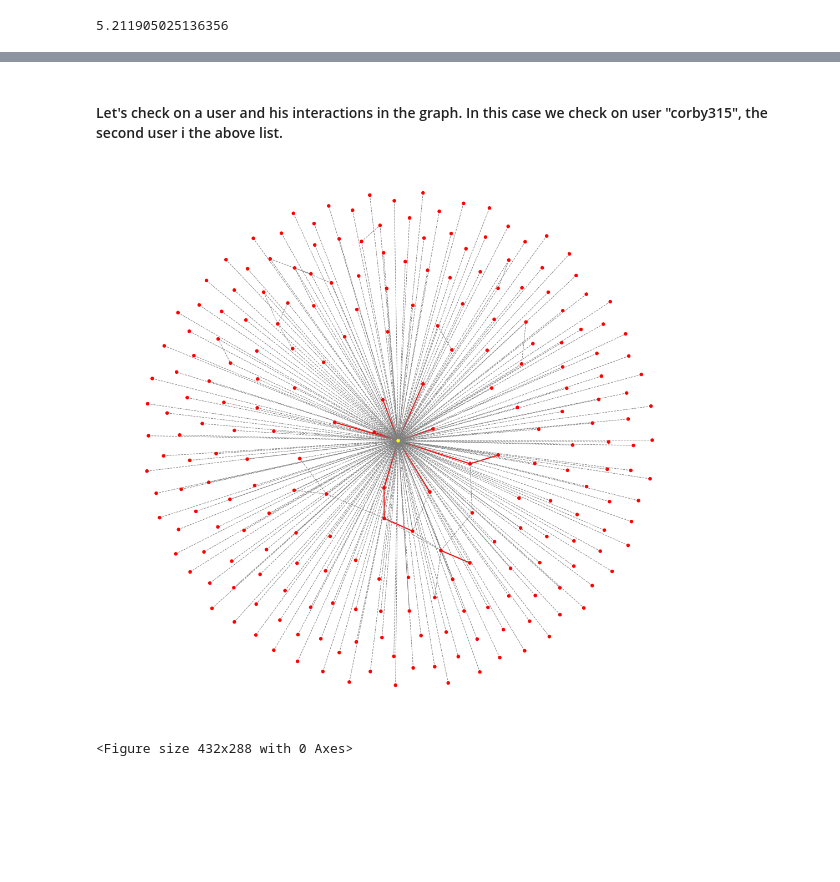
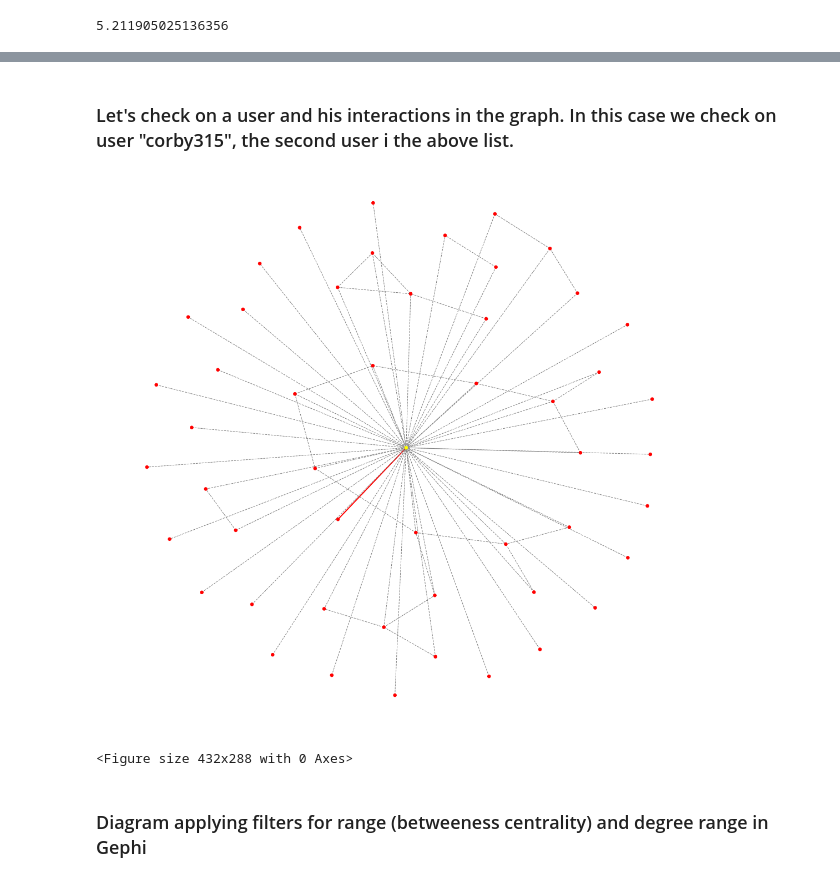
Before and after one commit to theoracley/Data620, a Jupyter notebook: FinalProject/FinalProject.ipynb, the cells around one changed output, grey strips where cells are left out. Drawn from its saved outputs; the diff is of its cells as text; code cells hidden in the pictures; blank space fills up the shorter version.

```diff
--- a/FinalProject/FinalProject.ipynb
+++ b/FinalProject/FinalProject.ipynb
@@ -158,10 +157,10 @@ users[0:25]
 # %% [markdown]
-#### Let's check on a user and his interactions in the graph. In this case we check on user "corby315", the second user i  the above list.
+### Let's check on a user and his interactions in the graph. In this case we check on user "corby315", the second user i the above list.
 # %%
 %matplotlib inline
 fig = plt.figure(figsize=(18, 18))
 
-main = 'corby315' #'Bt1222'
+main = 'CatNamedJava'
 
 # Select neighbors and neighbors of neighbors
 subG = G.neighbors(main)
@@ -174,32 +173,34 @@ n_list.append(main)
 
 # Isolate the subnetwork
 subG = G.subgraph(n_list)
 
 # Get color map
 colormap =[]
 for n in subG.nodes():
     if n==main:
         colormap.append('yellow')
     else:
         colormap.append('red')
 
 # Separate edges by weight - 1 and more than 1
 elarge=[(u,v) for (u,v,d) in subG.edges(data=True) if d['weight']>1]
 esmall=[(u,v) for (u,v,d) in subG.edges(data=True) if d['weight']==1]
 
 # Layout
 pos=nx.spring_layout(subG)
 
 # Draw nodes
 nx.draw_networkx_nodes(subG,pos,node_color=colormap,node_size=30)
 
 # Draw edges
 nx.draw_networkx_edges(subG, pos, edgelist=elarge, width=2, edge_color='r')
 nx.draw_networkx_edges(subG, pos, edgelist=esmall, width=1, edge_color='grey', style='dashed')
 
 plt.axis('off')
 plt.show()
 plt.gcf().clear()
 # %% [output]
-[figure, old version]
+[figure, new version]
 <Figure size 432x288 with 0 Axes>
+# %% [markdown]
+### Diagram applying filters for range (betweeness centrality) and degree range in Gephi
```
Also changed, not shown: parts of 42 cells of this notebook.
